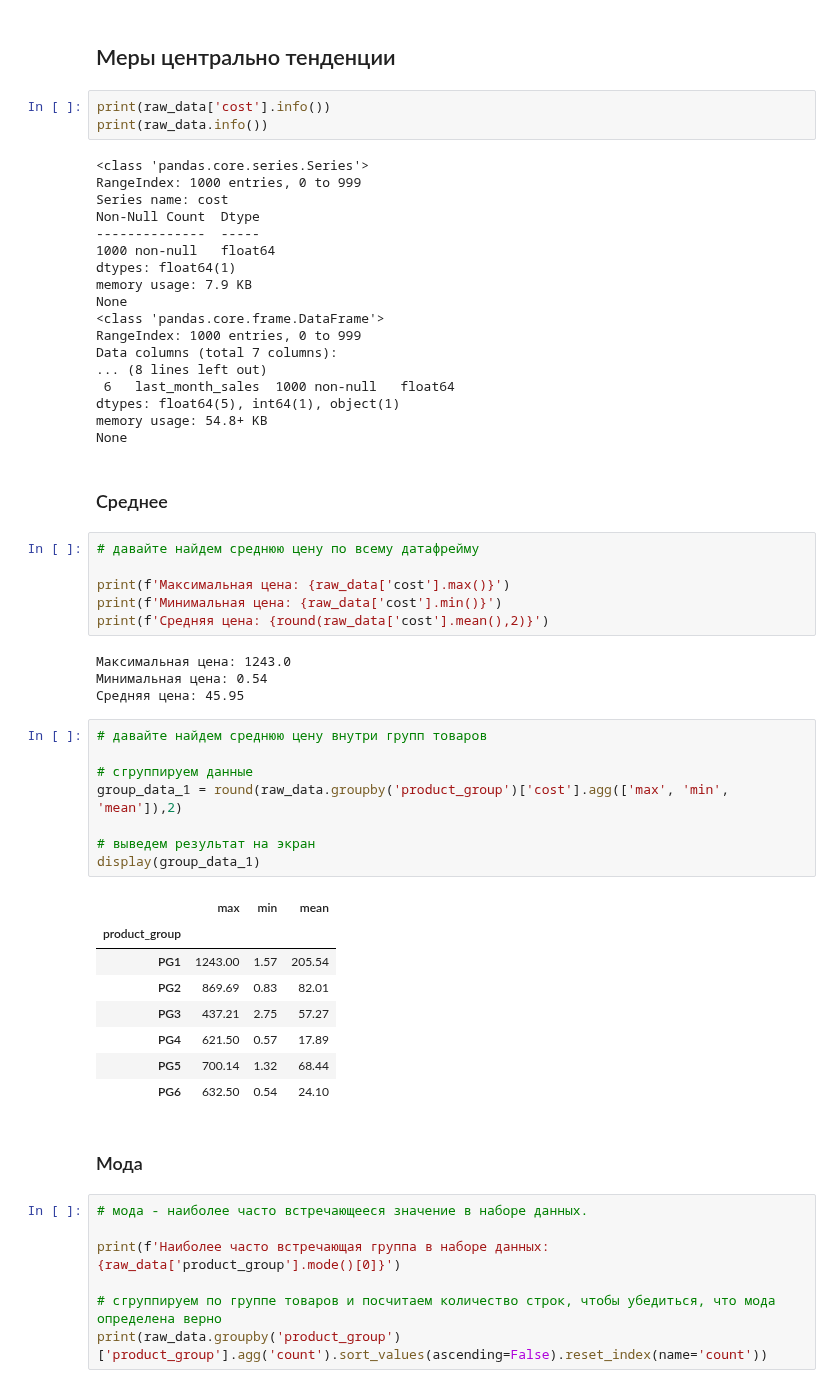
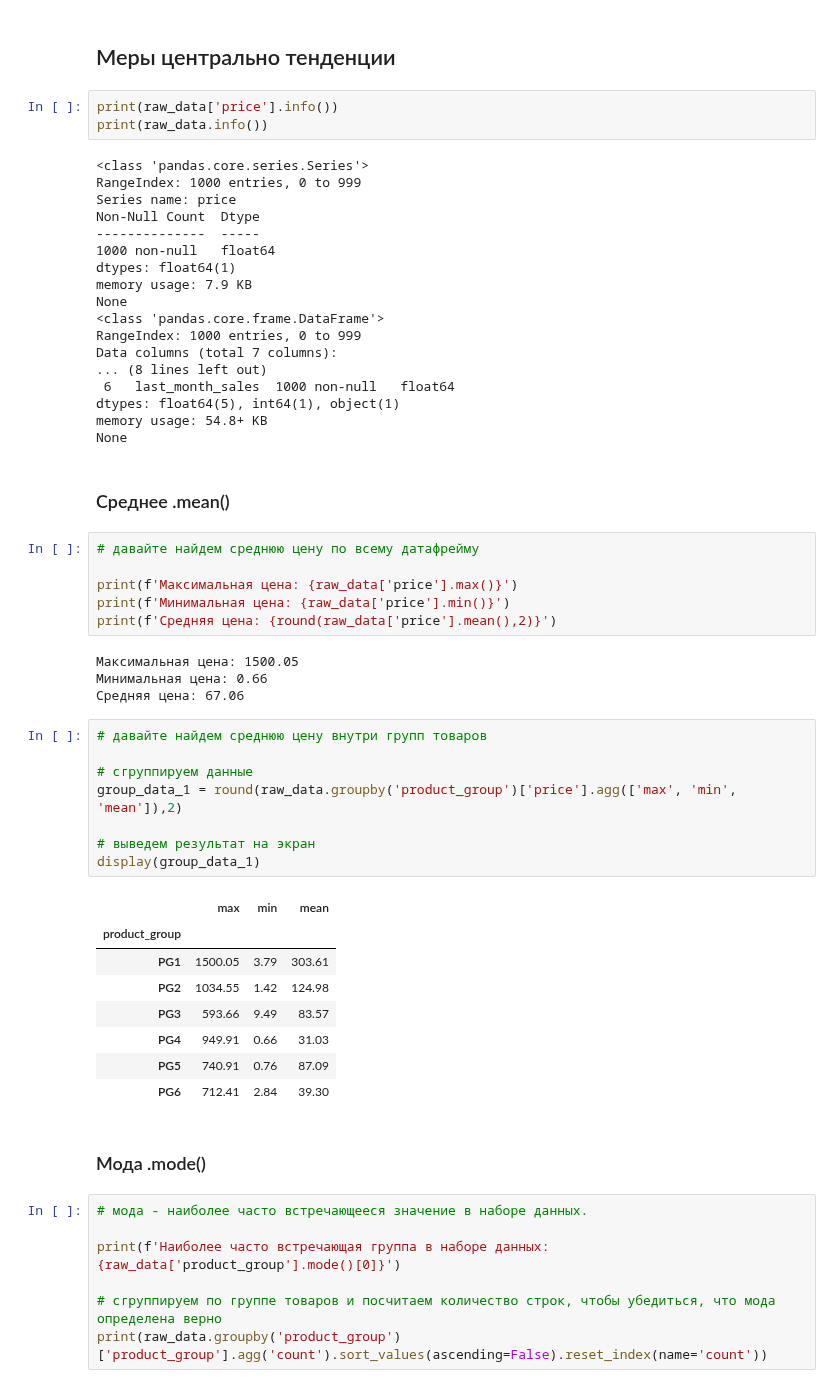
Before and after one commit to Korablinr54/Python, a Jupyter notebook: Pandas/Pandas.ipynb, the cells around one changed output. Saved outputs shown, nothing was run; the diff lists cells and outputs as text.

```diff
--- a/Pandas/Pandas.ipynb
+++ b/Pandas/Pandas.ipynb
@@ -323,12 +323,12 @@ plt.show()
 # %% [markdown]
 ## Меры центрально тенденции
 # %%
-print(raw_data['cost'].info())
+print(raw_data['price'].info())
 print(raw_data.info())
 # %% [output]
 <class 'pandas.core.series.Series'>
 RangeIndex: 1000 entries, 0 to 999
-Series name: cost
+Series name: price
 Non-Null Count  Dtype
 --------------  -----
 1000 non-null   float64
@@ -344,36 +344,36 @@ dtypes: float64(5), int64(1), object(1)
 memory usage: 54.8+ KB
 None
 # %% [markdown]
-### Среднее
+### Среднее .mean()
 # %%
 # давайте найдем среднюю цену по всему датафрейму
 
-print(f'Максимальная цена: {raw_data['cost'].max()}')
-print(f'Минимальная цена: {raw_data['cost'].min()}')
-print(f'Средняя цена: {round(raw_data['cost'].mean(),2)}')
+print(f'Максимальная цена: {raw_data['price'].max()}')
+print(f'Минимальная цена: {raw_data['price'].min()}')
+print(f'Средняя цена: {round(raw_data['price'].mean(),2)}')
 # %% [output]
-Максимальная цена: 1243.0
-Минимальная цена: 0.54
-Средняя цена: 45.95
+Максимальная цена: 1500.05
+Минимальная цена: 0.66
+Средняя цена: 67.06
 # %%
 # давайте найдем среднюю цену внутри групп товаров
 
 # сгруппируем данные
-group_data_1 = round(raw_data.groupby('product_group')['cost'].agg(['max', 'min', 'mean']),2)
+group_data_1 = round(raw_data.groupby('product_group')['price'].agg(['max', 'min', 'mean']),2)
 
 # выведем результат на экран
 display(group_data_1)
 # %% [output]
 |  | max | min | mean |
 | product_group |  |  |  |
-| PG1 | 1243.00 | 1.57 | 205.54 |
-| PG2 | 869.69 | 0.83 | 82.01 |
-| PG3 | 437.21 | 2.75 | 57.27 |
-| PG4 | 621.50 | 0.57 | 17.89 |
-| PG5 | 700.14 | 1.32 | 68.44 |
-| PG6 | 632.50 | 0.54 | 24.10 |
+| PG1 | 1500.05 | 3.79 | 303.61 |
+| PG2 | 1034.55 | 1.42 | 124.98 |
+| PG3 | 593.66 | 9.49 | 83.57 |
+| PG4 | 949.91 | 0.66 | 31.03 |
+| PG5 | 740.91 | 0.76 | 87.09 |
+| PG6 | 712.41 | 2.84 | 39.30 |
 # %% [markdown]
-### Мода
+### Мода .mode()
 # %%
 # мода - наиболее часто встречающееся значение в наборе данных.
 
```
Also changed, not shown: parts of 7 cells of this notebook.
